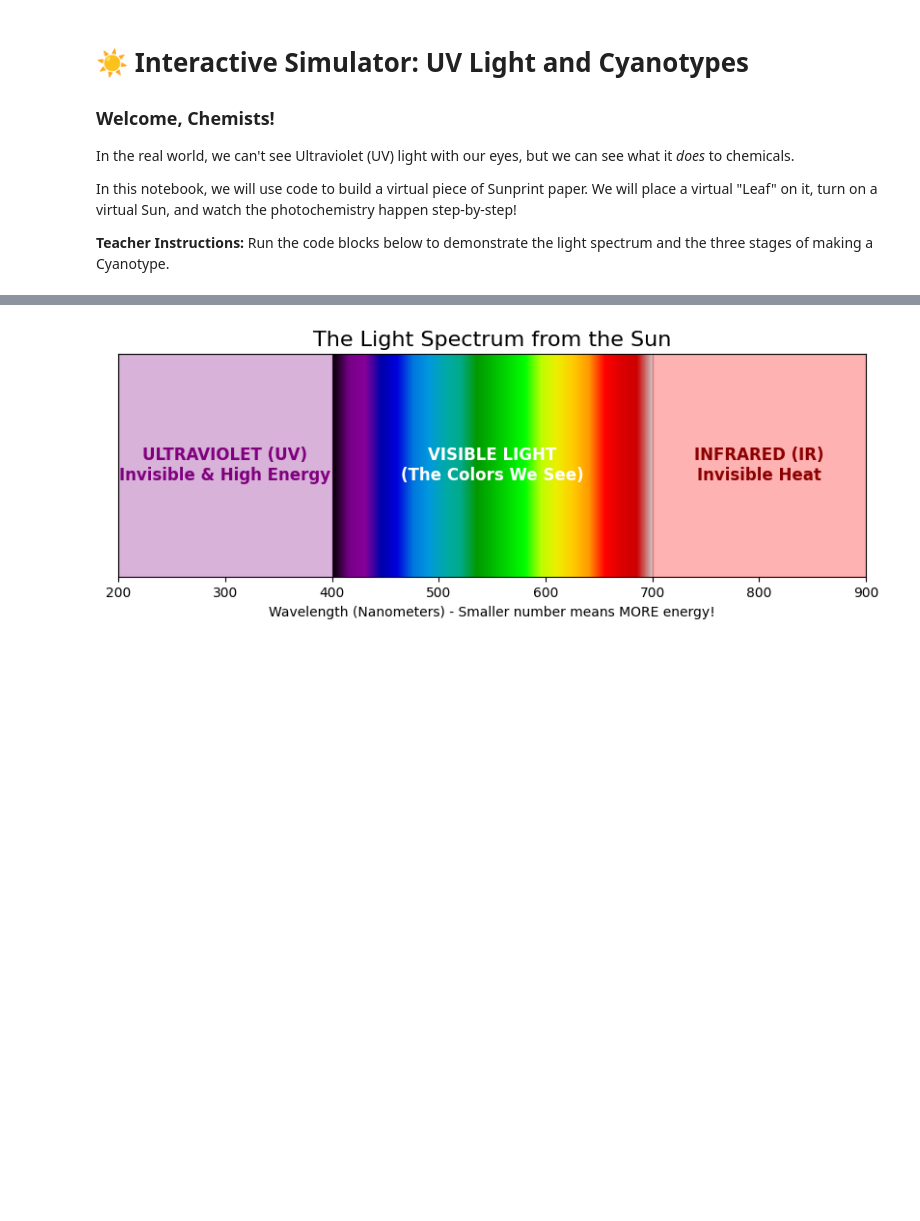
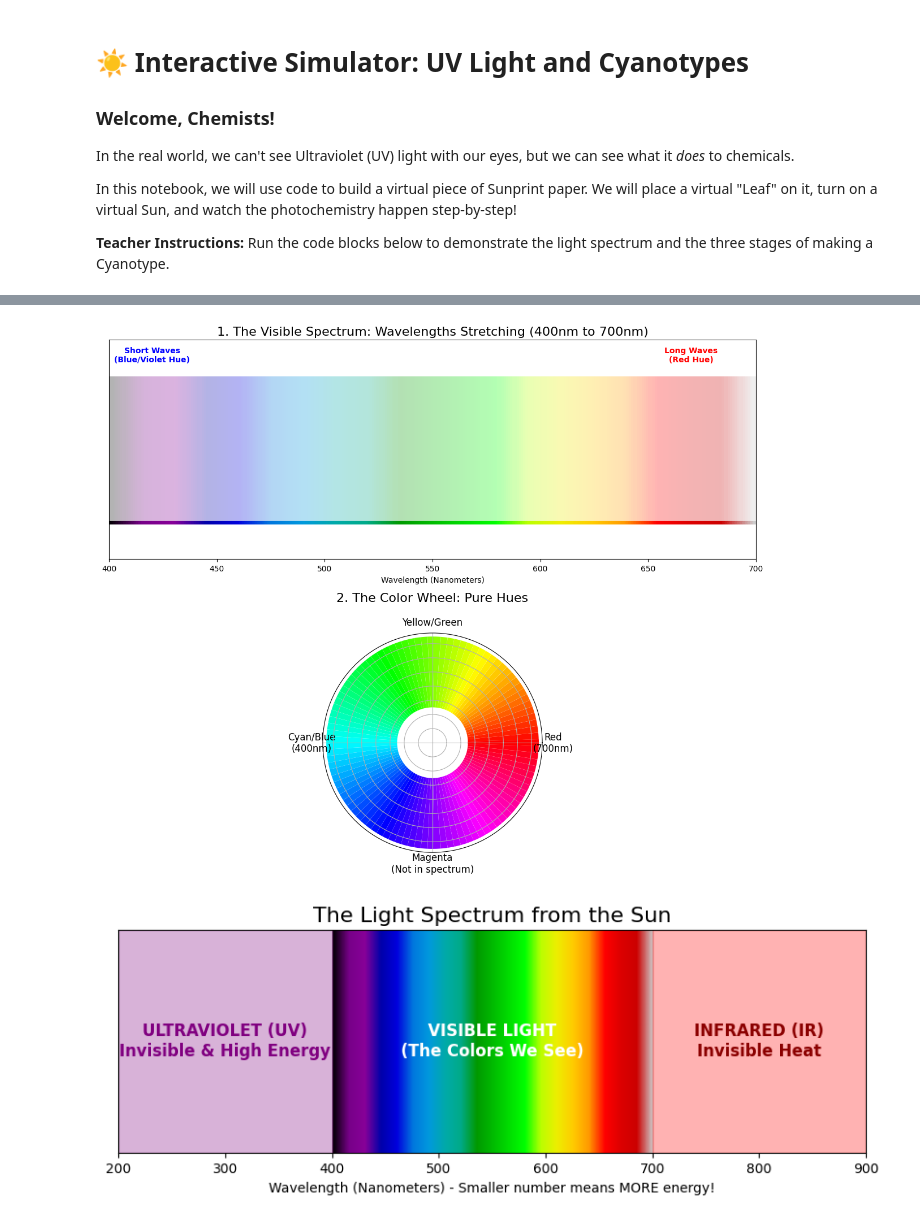
Before and after one commit to pjercic/analog-photography, a Jupyter notebook: 01_primary/02_chemistry_sun_simulator.ipynb, the cells around one changed output, grey strips where cells are left out. Cells and saved outputs as stored; diff of their text form; code cells hidden in the pictures; blank space fills up the shorter version.

```diff
--- a/01_primary/02_chemistry_sun_simulator.ipynb
+++ b/01_primary/02_chemistry_sun_simulator.ipynb
@@ -10,3 +38,75 @@ In this notebook, we will use code to build a virtual piece of Sunprint paper. W
+# %%
+import numpy as np
+import matplotlib.pyplot as plt
+import matplotlib.colors as mcolors
+import matplotlib.patches as patches
+
+def visualize_light_and_hue():
+    """
+    Creates a two-part educational visualization:
+    1. How wavelength stretching relates to the Visible Spectrum.
+    2. How those wavelengths map to pure Hues on a Color Wheel.
+    """
+    fig = plt.figure(figsize=(12, 10))
+
+    # --- PLOT 1: The Wavelength Spectrum (400nm to 700nm) ---
+    ax1 = fig.add_subplot(2, 1, 1)
+
+    # Create the color gradient bar representing the visible spectrum
+    gradient = np.linspace(0, 1, 300)
+    gradient = np.vstack((gradient, gradient))
+    # We use the 'nipy_spectral' colormap clipped to the visible range for accuracy
+    ax1.imshow(gradient, aspect='auto', cmap='nipy_spectral', extent=[400, 700, -1, 1], alpha=0.3)
+
+    # Draw a sine wave that physically "stretches" from 400nm to 700nm
+    x_wave = np.linspace(400, 700, 1000)
+    # The frequency decreases as the wavelength (x) increases
+    frequency = 50000 / x_wave
+    y_wave = np.sin(x_wave * frequency)
+
+    # Plot the wave with changing colors
+    ax1.scatter(x_wave, y_wave, c=x_wave, cmap='nipy_spectral', s=10)
+
+    ax1.set_xlim(400, 700)
+    ax1.set_ylim(-1.5, 1.5)
+    ax1.set_title("1. The Visible Spectrum: Wavelengths Stretching (400nm to 700nm)", fontsize=16)
+    ax1.set_xlabel("Wavelength (Nanometers)")
+    ax1.set_yticks([])
+
+    # Annotate the extremes
+    ax1.text(420, 1.2, "Short Waves\n(Blue/Violet Hue)", fontweight='bold', color='blue', ha='center')
+    ax1.text(670, 1.2, "Long Waves\n(Red Hue)", fontweight='bold', color='red', ha='center')
+
+    # --- PLOT 2: The Hue Color Wheel ---
+    ax2 = fig.add_subplot(2, 1, 2, polar=True)
+
+    # Create a circle of pure hues
+    theta = np.linspace(0, 2 * np.pi, 100)
+    r = np.ones_like(theta)
+
+    # Plot bars in a circle to represent the color wheel
+    bars = ax2.bar(theta, r, width=2*np.pi/100, bottom=0.5)
+
+    # Color each bar according to its Hue (using the HSV color space)
+    for t, bar in zip(theta, bars):
+        # Convert theta (angle) to a hue value between 0 and 1
+        hue_val = t / (2 * np.pi)
+        rgb_color = mcolors.hsv_to_rgb([hue_val, 1.0, 1.0]) # Pure Hue: Saturation=1, Value=1
+        bar.set_facecolor(rgb_color)
+        bar.set_edgecolor('none')
+
+    ax2.set_yticklabels([])
+    ax2.set_xticks([0, np.pi/2, np.pi, 3*np.pi/2])
+    ax2.set_xticklabels(['Red\n(700nm)', 'Yellow/Green', 'Cyan/Blue\n(400nm)', 'Magenta\n(Not in spectrum)'], fontsize=12)
+    ax2.set_title("2. The Color Wheel: Pure Hues", fontsize=16, pad=20)
+
+    plt.tight_layout()
+    plt.show()
+
+# Run the visualizer!
+visualize_light_and_hue()
+# %% [output]
+[figure, added]
 # %%
 import matplotlib.pyplot as plt
 import matplotlib.patches as patches
```
Also changed, not shown: parts of 1 cell of this notebook, 4 other files.
